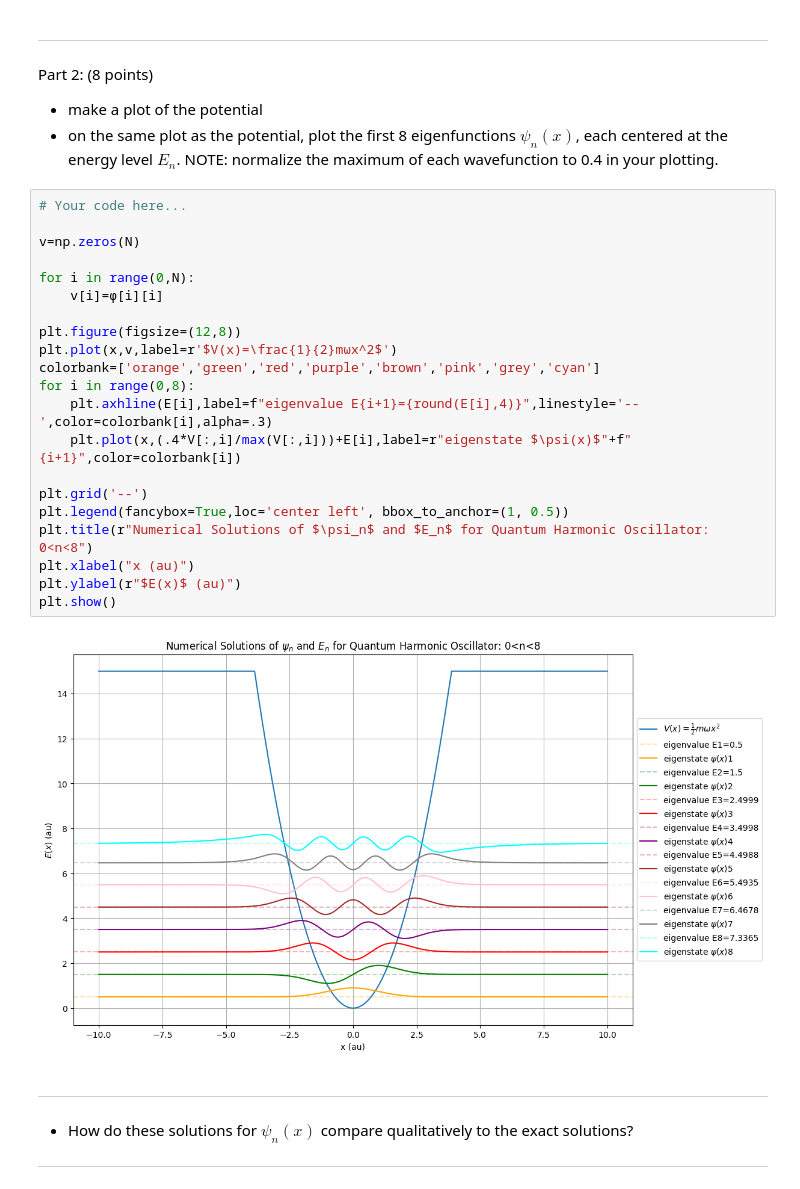
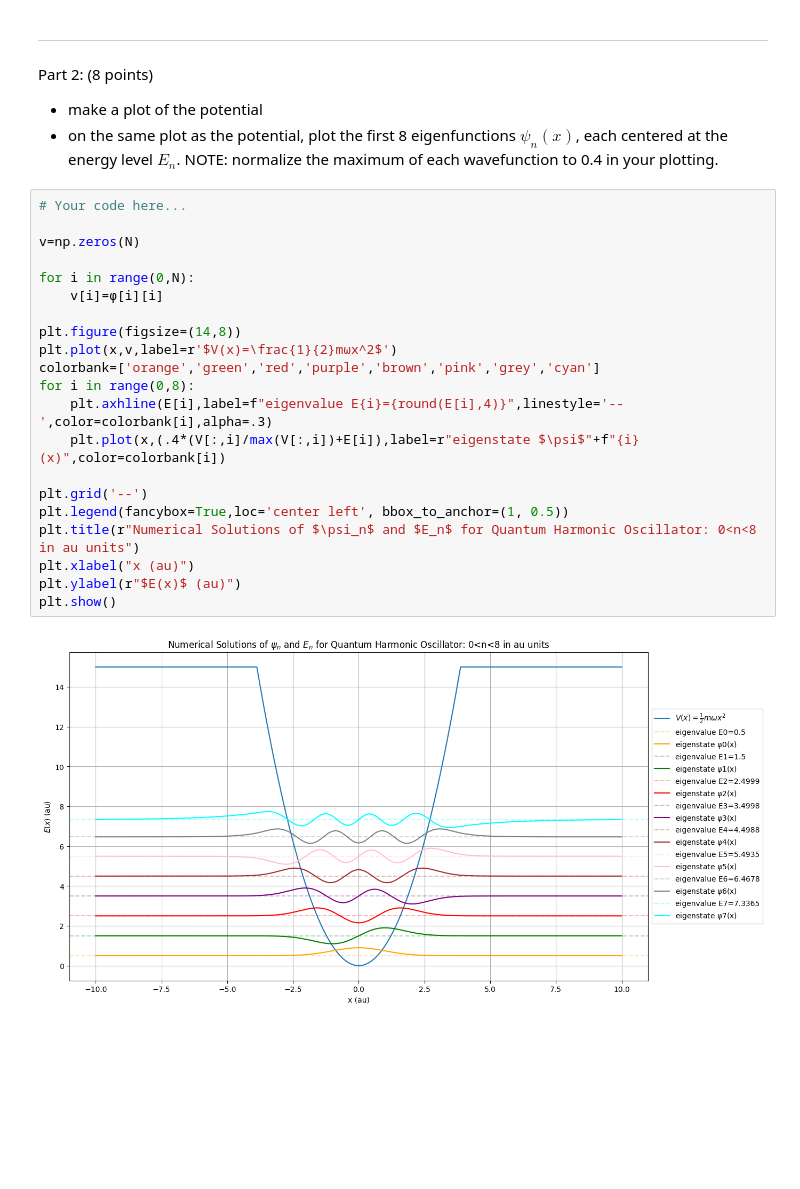
Before and after one commit to Djamil17/computational-physics-recipes, a Jupyter notebook: Homework/Homework5/Phys474_S23_Hwk5.ipynb, the cells around one changed output. Cells and saved outputs as stored; diff of their text form; blank space fills up the shorter version.

```diff
--- a/Homework/Homework5/Phys474_S23_Hwk5.ipynb
+++ b/Homework/Homework5/Phys474_S23_Hwk5.ipynb
@@ -176,28 +174,23 @@ Part 2: (8 points)
 # %%
 # Your code here...
 
 v=np.zeros(N)
 
 for i in range(0,N):
     v[i]=ϕ[i][i]
 
-plt.figure(figsize=(12,8))
+plt.figure(figsize=(14,8))
 plt.plot(x,v,label=r'$V(x)=\frac{1}{2}mωx^2$')
 colorbank=['orange','green','red','purple','brown','pink','grey','cyan']
 for i in range(0,8):
-    plt.axhline(E[i],label=f"eigenvalue E{i+1}={round(E[i],4)}",linestyle='--',color=colorbank[i],alpha=.3)
-    plt.plot(x,(.4*V[:,i]/max(V[:,i]))+E[i],label=r"eigenstate $\psi(x)$"+f"{i+1}",color=colorbank[i])
+    plt.axhline(E[i],label=f"eigenvalue E{i}={round(E[i],4)}",linestyle='--',color=colorbank[i],alpha=.3)
+    plt.plot(x,(.4*(V[:,i]/max(V[:,i])+E[i]),label=r"eigenstate $\psi$"+f"{i}(x)",color=colorbank[i])
 
 plt.grid('--')
 plt.legend(fancybox=True,loc='center left', bbox_to_anchor=(1, 0.5))
-plt.title(r"Numerical Solutions of $\psi_n$ and $E_n$ for Quantum Harmonic Oscillator: 0<n<8")
+plt.title(r"Numerical Solutions of $\psi_n$ and $E_n$ for Quantum Harmonic Oscillator: 0<n<8 in au units")
 plt.xlabel("x (au)")
 plt.ylabel(r"$E(x)$ (au)")
 plt.show()
 # %% [output]
-[figure, old version]
+[figure, new version]
-# %% [markdown]
-_______________________________________________________________
-- How do these solutions for $\psi_n(x)$ compare qualitatively to the exact solutions?
-
-____________________________________________________________________
```
Also changed, not shown: parts of 3 cells of this notebook, 2 other files.
